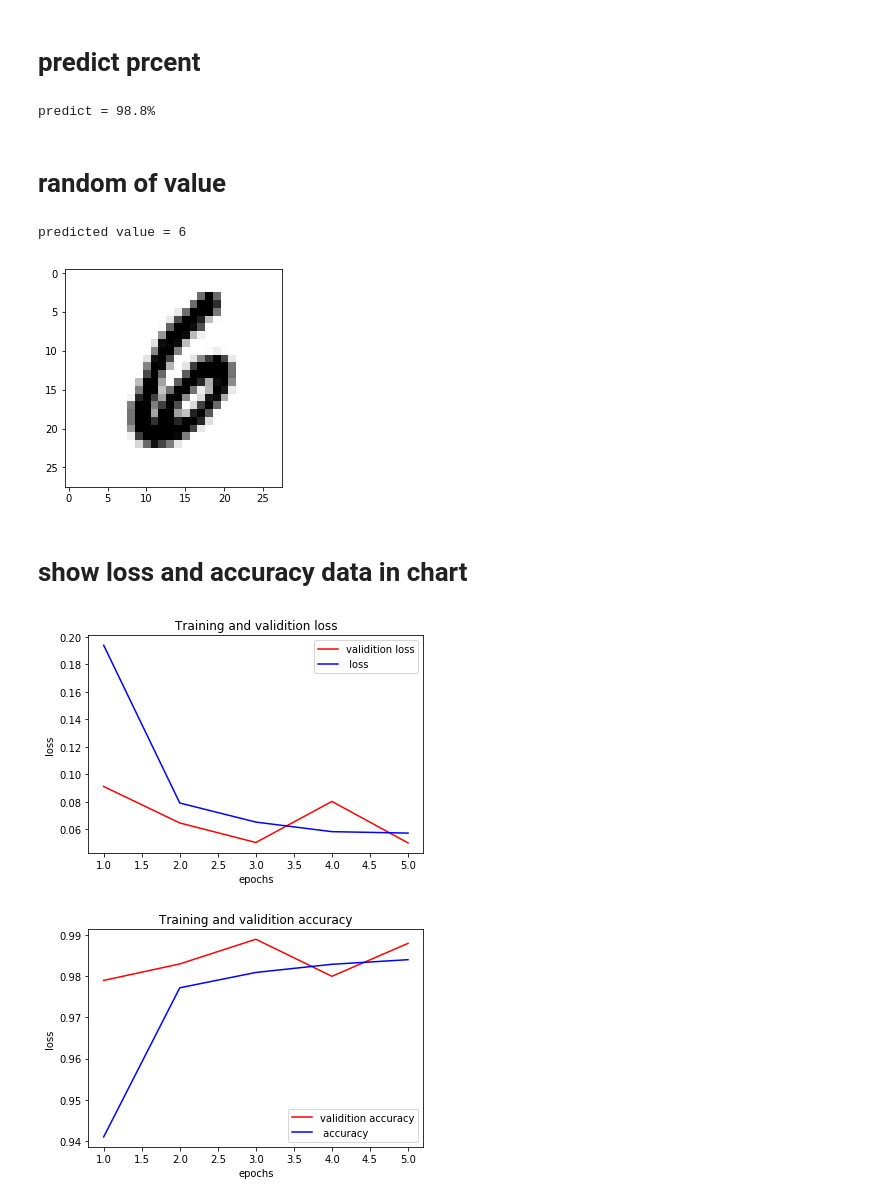
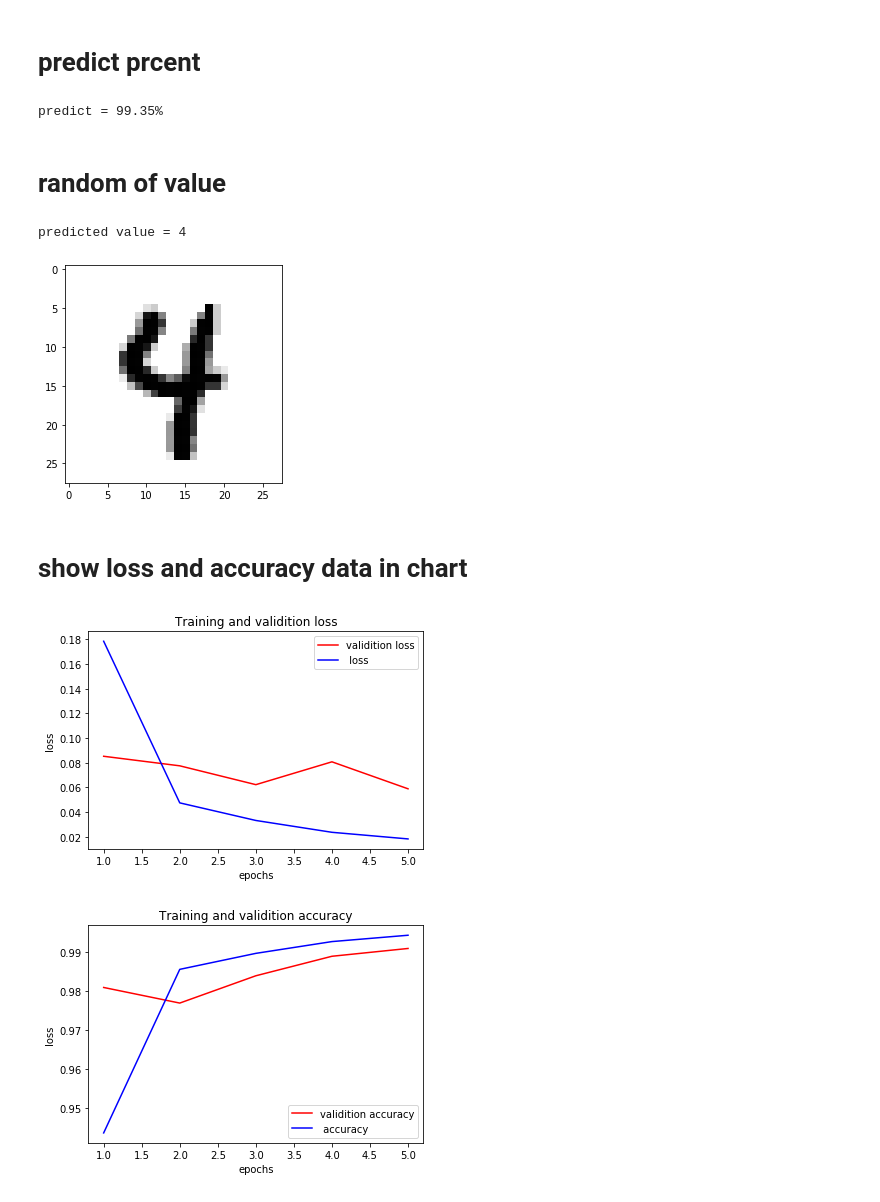
Before and after one commit to AidinZe/Hello-word-of-machine-learning, a Jupyter notebook: MNIST classification.ipynb, the cells around one changed output. Cells and saved outputs as stored; diff of their text form; code cells hidden in the pictures.

```diff
--- a/MNIST classification.ipynb
+++ b/MNIST classification.ipynb
@@ -57,6 +59,7 @@ test_y = to_one_hot(testlabel)
 # %% [markdown]
 # reshape input data for train
 # %%
+testdata_ = testdata
 traindata = traindata.reshape(traindata.shape[0], 28, 28, 1)
 testdata = testdata.reshape(testdata.shape[0], 28, 28, 1)
 # %%
@@ -78,12 +81,12 @@ model = models.Sequential()
 model.add(layers.Conv2D(32, kernel_size=(3, 3),
                  activation='relu',
                  input_shape=(28,28,1)))
+model.add(layers.MaxPooling2D(pool_size=(2, 2)))
 model.add(layers.Conv2D(64, (3, 3), activation='relu'))
 model.add(layers.MaxPooling2D(pool_size=(2, 2)))
-model.add(layers.Dropout(0.25))
+model.add(layers.Conv2D(64, (3, 3), activation='relu'))
 model.add(layers.Flatten())
-model.add(layers.Dense(128, activation='relu'))
-model.add(layers.Dropout(0.5))
+model.add(layers.Dense(64, activation='relu'))
 model.add(layers.Dense(10, activation='softmax'))
 # %% [markdown]
 # compile model with Specific optimizer and lost function
@@ -121,16 +124,16 @@ for i in range(len(predict)):
         count += 1
 print('predict = '+str(round((count*100)/len(predict),3))+'%')
 # %% [output]
-predict = 98.8%
+predict = 99.35%
 # %% [markdown]
 # random of value
 # %%
 randi = randint(0,len(testdata))
-plt.imshow(testdata[randi],cmap='binary')
+plt.imshow(testdata_[randi],cmap='binary')
 print('predicted value = '+str(np.argmax(predict[randi])))
 # %% [output]
-predicted value = 6
+predicted value = 4
-[figure, old version]
+[figure, new version]
 # %% [markdown]
 # show loss and accuracy data in chart
 # %%
@@ -145,7 +148,7 @@ plt.ylabel('loss')
 plt.legend()
 plt.show()
 # %% [output]
-[figure, old version]
+[figure, new version]
 # %%
 epochs = range(1,len(history_dict['acc'])+1)
 plt.plot(epochs ,history_dict['val_acc'],'r-',label='validition accuracy')
@@ -156,6 +159,6 @@ plt.ylabel('loss')
 plt.legend()
 plt.show()
 # %% [output]
-[figure, old version]
+[figure, new version]
 # %%
 #github.com/aidinze
```
Also changed, not shown: parts of 3 cells of this notebook.
